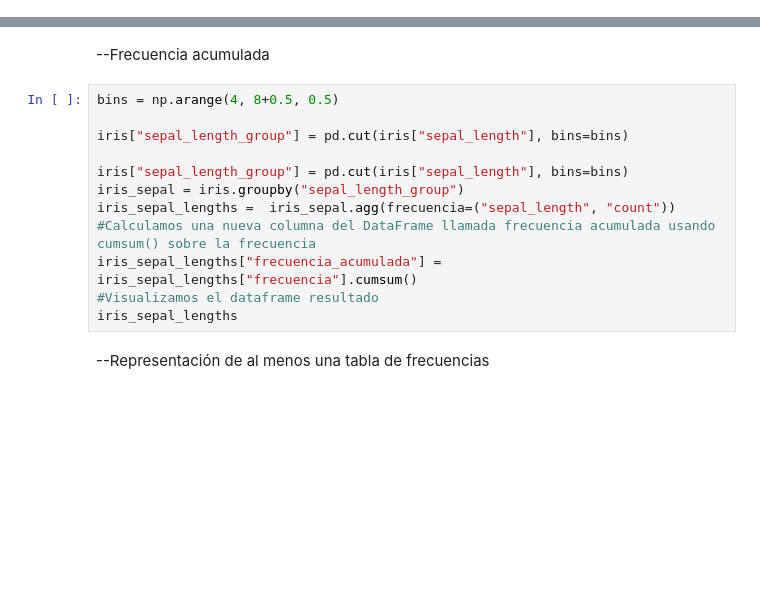
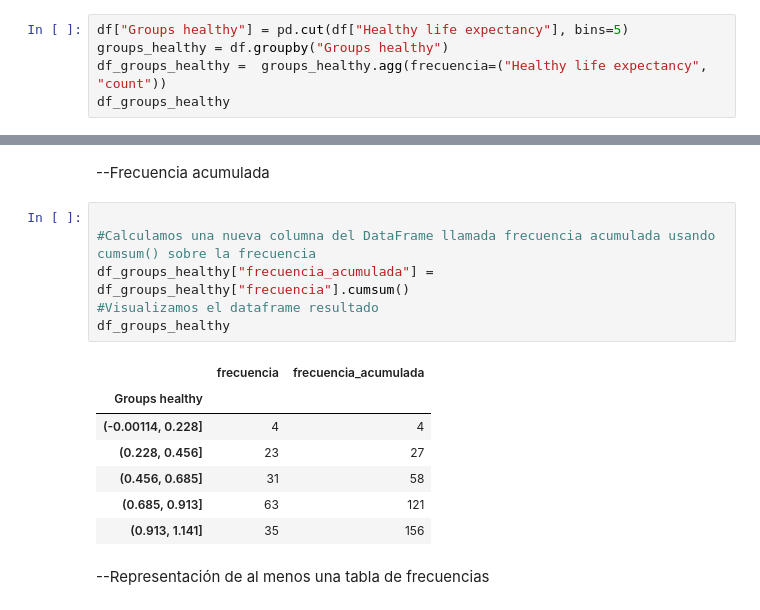
Before and after one commit to Adalab/Adalab-DA-promo-A-module-2-pairprog-2-pair-1-Guada_Lara, a Jupyter notebook: ESTADÍSTICA/Pair_programming_estadistica_2.ipynb, the cells around one changed output, grey strips where cells are left out. Saved outputs shown, nothing was run; the diff lists cells and outputs as text; blank space fills up the shorter version.

```diff
--- a/ESTADÍSTICA/Pair_programming_estadistica_2.ipynb
+++ b/ESTADÍSTICA/Pair_programming_estadistica_2.ipynb
@@ -204,0 +206,5 @@ cuantitativa_gdp1
+# %%
+df["Groups healthy"] = pd.cut(df["Healthy life expectancy"], bins=5)
+groups_healthy = df.groupby("Groups healthy")
+df_groups_healthy =  groups_healthy.agg(frecuencia=("Healthy life expectancy", "count"))
+df_groups_healthy
@@ -205,17 +219,19 @@ cuantitativa_gdp1
 # %% [markdown]
 --Frecuencia acumulada
 # %%
-bins = np.arange(4, 8+0.5, 0.5)
 
-iris["sepal_length_group"] = pd.cut(iris["sepal_length"], bins=bins)
-
-iris["sepal_length_group"] = pd.cut(iris["sepal_length"], bins=bins)
-iris_sepal = iris.groupby("sepal_length_group")
-iris_sepal_lengths =  iris_sepal.agg(frecuencia=("sepal_length", "count"))
 #Calculamos una nueva columna del DataFrame llamada frecuencia acumulada usando cumsum() sobre la frecuencia
-iris_sepal_lengths["frecuencia_acumulada"] = iris_sepal_lengths["frecuencia"].cumsum()
+df_groups_healthy["frecuencia_acumulada"] = df_groups_healthy["frecuencia"].cumsum()
 #Visualizamos el dataframe resultado
-iris_sepal_lengths
+df_groups_healthy
+# %% [output]
+|  | frecuencia | frecuencia_acumulada |
+| Groups healthy |  |  |
+| (-0.00114, 0.228] | 4 | 4 |
+| (0.228, 0.456] | 23 | 27 |
+| (0.456, 0.685] | 31 | 58 |
+| (0.685, 0.913] | 63 | 121 |
+| (0.913, 1.141] | 35 | 156 |
 # %% [markdown]
 --Representación de al menos una tabla de frecuencias
 # %%
```
Also changed, not shown: parts of 9 cells of this notebook, 1 other file.
